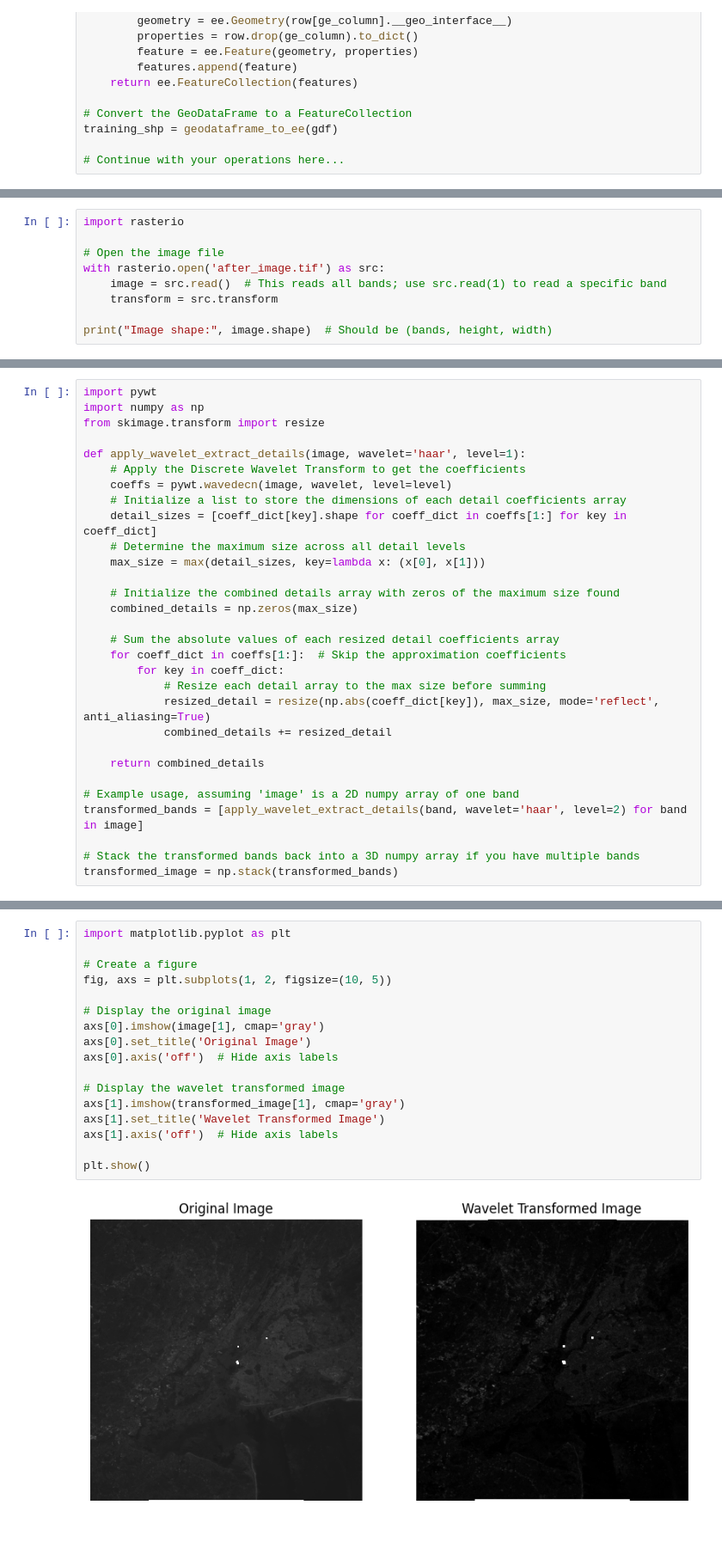
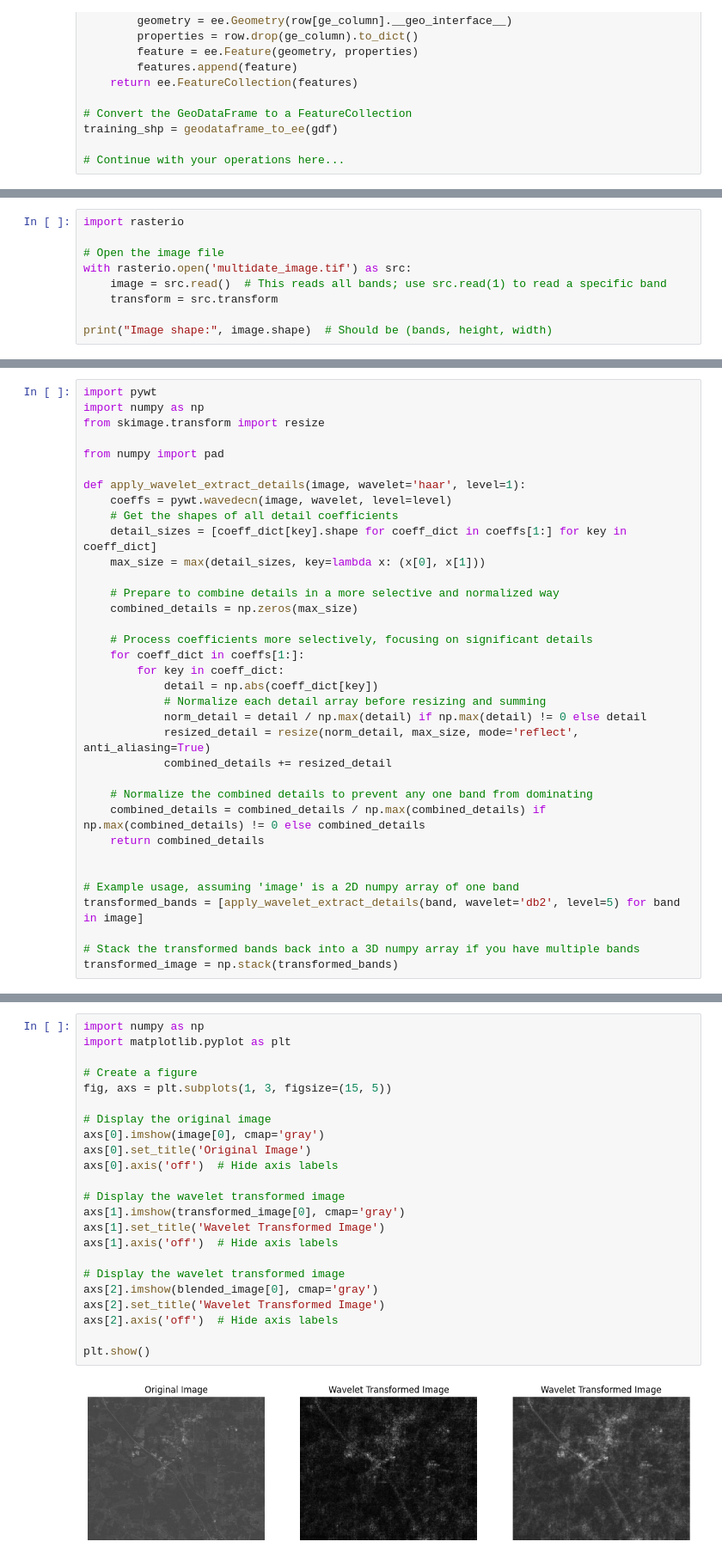
Before and after one commit to bastian6666/LandsatWT, a Jupyter notebook: src/visualization_view.ipynb, the cells around one changed output, grey strips where cells are left out. Shown at 86% size. Cells and saved outputs as stored; diff of their text form; blank space fills up the shorter version.

Commit message:
Wavelet image blending and classification improvement

```diff
--- a/src/visualization_view.ipynb
+++ b/src/visualization_view.ipynb
@@ -150,7 +175,7 @@ task.start()
 import rasterio
 
 # Open the image file
-with rasterio.open('after_image.tif') as src:
+with rasterio.open('multidate_image.tif') as src:
     image = src.read()  # This reads all bands; use src.read(1) to read a specific band
     transform = src.transform
 
@@ -162,28 +187,33 @@ import pywt
 import numpy as np
 from skimage.transform import resize
 
+from numpy import pad
+
 def apply_wavelet_extract_details(image, wavelet='haar', level=1):
-    # Apply the Discrete Wavelet Transform to get the coefficients
     coeffs = pywt.wavedecn(image, wavelet, level=level)
-    # Initialize a list to store the dimensions of each detail coefficients array
+    # Get the shapes of all detail coefficients
     detail_sizes = [coeff_dict[key].shape for coeff_dict in coeffs[1:] for key in coeff_dict]
-    # Determine the maximum size across all detail levels
     max_size = max(detail_sizes, key=lambda x: (x[0], x[1]))
 
-    # Initialize the combined details array with zeros of the maximum size found
+    # Prepare to combine details in a more selective and normalized way
     combined_details = np.zeros(max_size)
 
-    # Sum the absolute values of each resized detail coefficients array
-    for coeff_dict in coeffs[1:]:  # Skip the approximation coefficients
+    # Process coefficients more selectively, focusing on significant details
+    for coeff_dict in coeffs[1:]:
         for key in coeff_dict:
-            # Resize each detail array to the max size before summing
-            resized_detail = resize(np.abs(coeff_dict[key]), max_size, mode='reflect', anti_aliasing=True)
+            detail = np.abs(coeff_dict[key])
+            # Normalize each detail array before resizing and summing
+            norm_detail = detail / np.max(detail) if np.max(detail) != 0 else detail
+            resized_detail = resize(norm_detail, max_size, mode='reflect', anti_aliasing=True)
             combined_details += resized_detail
 
+    # Normalize the combined details to prevent any one band from dominating
+    combined_details = combined_details / np.max(combined_details) if np.max(combined_details) != 0 else combined_details
     return combined_details
 
+
 # Example usage, assuming 'image' is a 2D numpy array of one band
-transformed_bands = [apply_wavelet_extract_details(band, wavelet='haar', level=2) for band in image]
+transformed_bands = [apply_wavelet_extract_details(band, wavelet='db2', level=5) for band in image]
 
 # Stack the transformed bands back into a 3D numpy array if you have multiple bands
 transformed_image = np.stack(transformed_bands)
@@ -190,22 +257,28 @@ transformed_image = np.stack(transformed_bands)
 # %%
+import numpy as np
 import matplotlib.pyplot as plt
 
 # Create a figure
-fig, axs = plt.subplots(1, 2, figsize=(10, 5))
+fig, axs = plt.subplots(1, 3, figsize=(15, 5))
 
 # Display the original image
-axs[0].imshow(image[1], cmap='gray')
+axs[0].imshow(image[0], cmap='gray')
 axs[0].set_title('Original Image')
 axs[0].axis('off')  # Hide axis labels
 
 # Display the wavelet transformed image
-axs[1].imshow(transformed_image[1], cmap='gray')
+axs[1].imshow(transformed_image[0], cmap='gray')
 axs[1].set_title('Wavelet Transformed Image')
 axs[1].axis('off')  # Hide axis labels
 
+# Display the wavelet transformed image
+axs[2].imshow(blended_image[0], cmap='gray')
+axs[2].set_title('Wavelet Transformed Image')
+axs[2].axis('off')  # Hide axis labels
+
 plt.show()
 # %% [output]
-[figure, old version]
+[figure, new version]
 # %%
 import rasterio
 
```
Also changed, not shown: parts of 14 cells of this notebook.
